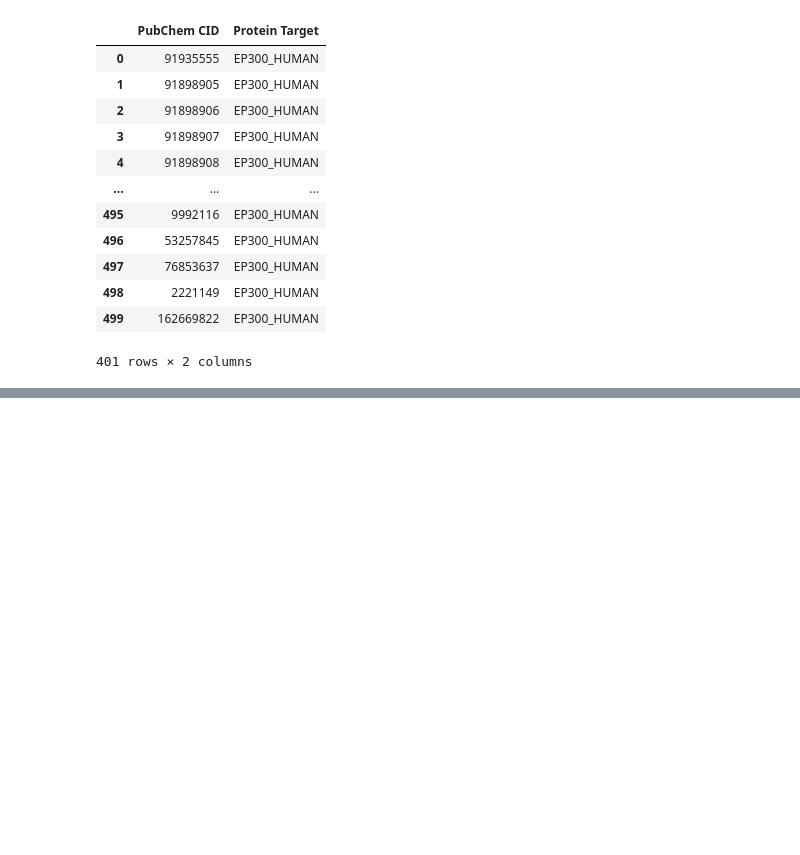
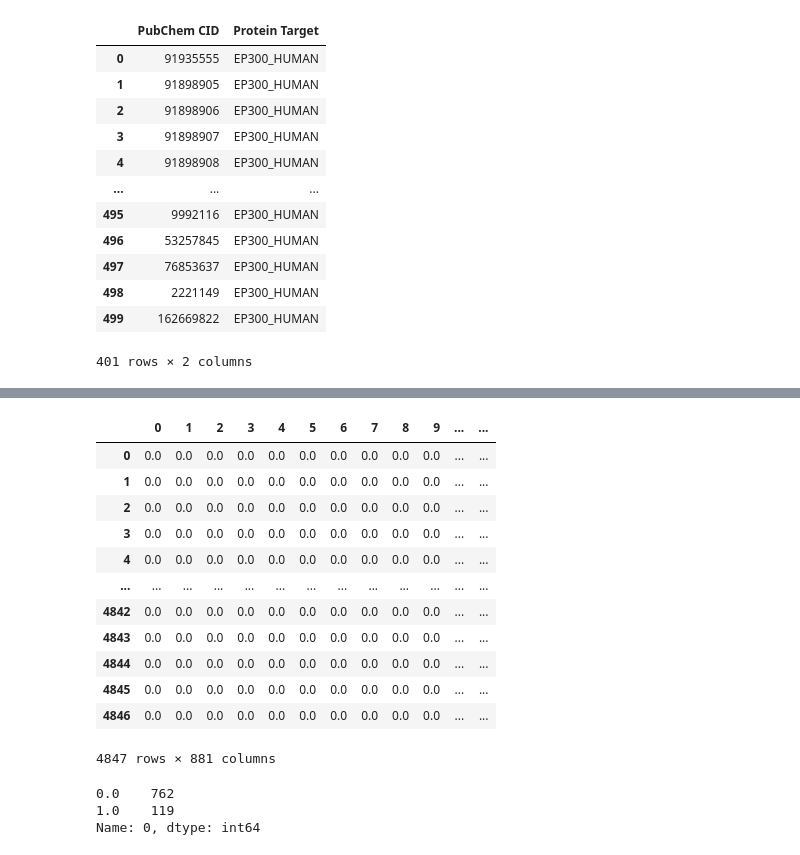
Before and after one commit to fadilrisdian/skripsi-fadil, a Jupyter notebook: 1. Data Cleaning.ipynb, the cells around one changed output, grey strips where cells are left out. Cells and saved outputs as stored; diff of their text form; code cells hidden in the pictures; blank space fills up the shorter version.

```diff
--- a/1. Data Cleaning.ipynb
+++ b/1. Data Cleaning.ipynb
@@ -141,0 +388,6 @@ df_EP300
+# %%
+fps = fps.to_numpy()
+# %%
+j = 0
+# %%
+com_fingerprint_fp.loc[j,fps]=1
@@ -141,0 +446,4 @@ df_EP300
+# %%
+column_names = []
+for i in range(881):
+    column_names.append(i)
@@ -141,0 +470,16 @@ df_EP300
+# %%
+com_fingerprint_fp[[column_names]]
+# %% [output]
+|  | 0 | 1 | 2 | 3 | 4 | 5 | 6 | 7 | 8 | 9 | ... | ... |
+| 0 | 0.0 | 0.0 | 0.0 | 0.0 | 0.0 | 0.0 | 0.0 | 0.0 | 0.0 | 0.0 | ... | ... |
+| 1 | 0.0 | 0.0 | 0.0 | 0.0 | 0.0 | 0.0 | 0.0 | 0.0 | 0.0 | 0.0 | ... | ... |
+| 2 | 0.0 | 0.0 | 0.0 | 0.0 | 0.0 | 0.0 | 0.0 | 0.0 | 0.0 | 0.0 | ... | ... |
+| 3 | 0.0 | 0.0 | 0.0 | 0.0 | 0.0 | 0.0 | 0.0 | 0.0 | 0.0 | 0.0 | ... | ... |
+| 4 | 0.0 | 0.0 | 0.0 | 0.0 | 0.0 | 0.0 | 0.0 | 0.0 | 0.0 | 0.0 | ... | ... |
+| ... | ... | ... | ... | ... | ... | ... | ... | ... | ... | ... | ... | ... |
+| 4842 | 0.0 | 0.0 | 0.0 | 0.0 | 0.0 | 0.0 | 0.0 | 0.0 | 0.0 | 0.0 | ... | ... |
+| 4843 | 0.0 | 0.0 | 0.0 | 0.0 | 0.0 | 0.0 | 0.0 | 0.0 | 0.0 | 0.0 | ... | ... |
+| 4844 | 0.0 | 0.0 | 0.0 | 0.0 | 0.0 | 0.0 | 0.0 | 0.0 | 0.0 | 0.0 | ... | ... |
+| 4845 | 0.0 | 0.0 | 0.0 | 0.0 | 0.0 | 0.0 | 0.0 | 0.0 | 0.0 | 0.0 | ... | ... |
+| 4846 | 0.0 | 0.0 | 0.0 | 0.0 | 0.0 | 0.0 | 0.0 | 0.0 | 0.0 | 0.0 | ... | ... |
+4847 rows × 881 columns
@@ -141,0 +488,6 @@ df_EP300
+# %%
+com_fingerprint_fp.loc[0].value_counts()
+# %% [output]
+0.0    762
+1.0    119
+Name: 0, dtype: int64
```
Also changed, not shown: parts of 48 cells of this notebook.
